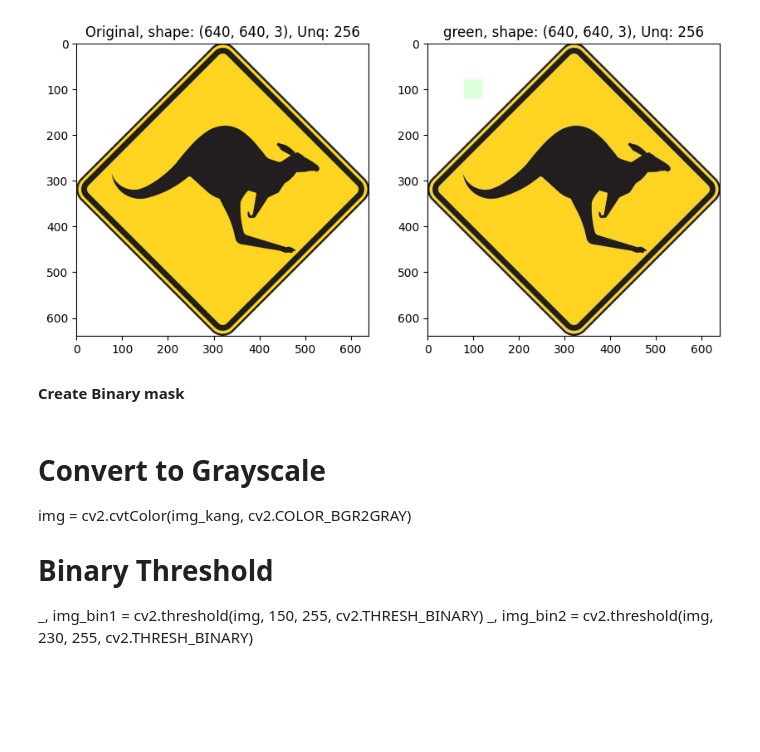
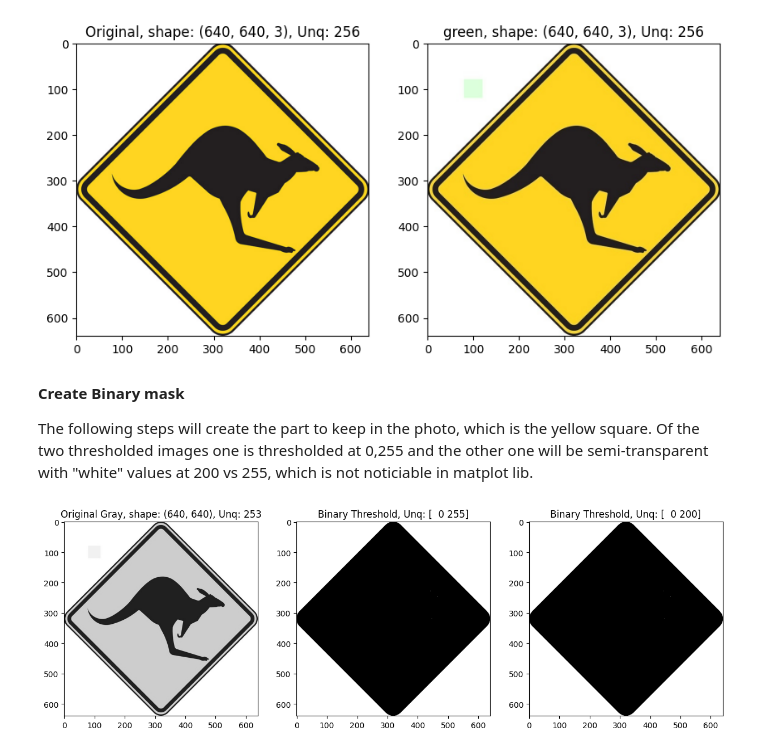
Before and after one commit to kurtgrothe/opencv, a Jupyter notebook: courses/1-mastering-opencv-with-python/modules/2-basic-img-operations/code/4-alpha_ch.ipynb, the cells around one changed output. Saved outputs shown, nothing was run; the diff lists cells and outputs as text; code cells hidden in the pictures; blank space fills up the shorter version.

```diff
--- a/courses/1-mastering-opencv-with-python/modules/2-basic-img-operations/code/4-alpha_ch.ipynb
+++ b/courses/1-mastering-opencv-with-python/modules/2-basic-img-operations/code/4-alpha_ch.ipynb
@@ -35,12 +38,21 @@ ax[0].imshow(img_kang_org[:,:,::-1]);   ax[0].set_title(f"Original, shape: {img_
 ax[1].imshow(img_kang[:,:,::-1]);   ax[1].set_title(f"green, shape: {img_kang.shape}, Unq: {len(np.unique(img_kang))}");
 # %% [output]
 [figure]
-# %% [markdown]
-**Create Binary mask**
-# %% [markdown]
-# Convert to Grayscale
-img = cv2.cvtColor(img_kang, cv2.COLOR_BGR2GRAY)
-
-# Binary Threshold
-_, img_bin1 = cv2.threshold(img, 150, 255, cv2.THRESH_BINARY)
-_, img_bin2 = cv2.threshold(img, 230, 255, cv2.THRESH_BINARY)
+# %% [markdown]
+**Create Binary mask**
+
+The following steps will create the part to keep in the photo, which is the yellow square. Of the two thresholded images one is thresholded at 0,255 and the other one will be semi-transparent with "white" values at 200 vs 255, which is not noticiable in matplot lib.
+# %%
+# Convert to Grayscale for thresholding (needs to be one channel)
+img = cv2.cvtColor(img_kang, cv2.COLOR_BGR2GRAY)
+
+# Binary Threshold (two examples)
+_, img_bin = cv2.threshold(img, 230, 255, cv2.THRESH_BINARY)
+_, img_semi_bin = cv2.threshold(img, 230, 200, cv2.THRESH_BINARY)
+
+fig, ax = plt.subplots(1,3, figsize=(15,5))
+ax[0].imshow(img, cmap='gray');   ax[0].set_title(f"Original Gray, shape: {img.shape}, Unq: {len(np.unique(img))}");
+ax[1].imshow(img_bin, cmap='gray');   ax[1].set_title(f"Binary Threshold, Unq: {np.unique(img_bin)}");
+ax[2].imshow(img_semi_bin, cmap='gray');   ax[2].set_title(f"Binary Threshold, Unq: {np.unique(img_semi_bin)}");
+# %% [output]
+[figure, added]
```
Also changed, not shown: parts of 11 cells of this notebook, 2 other files.
